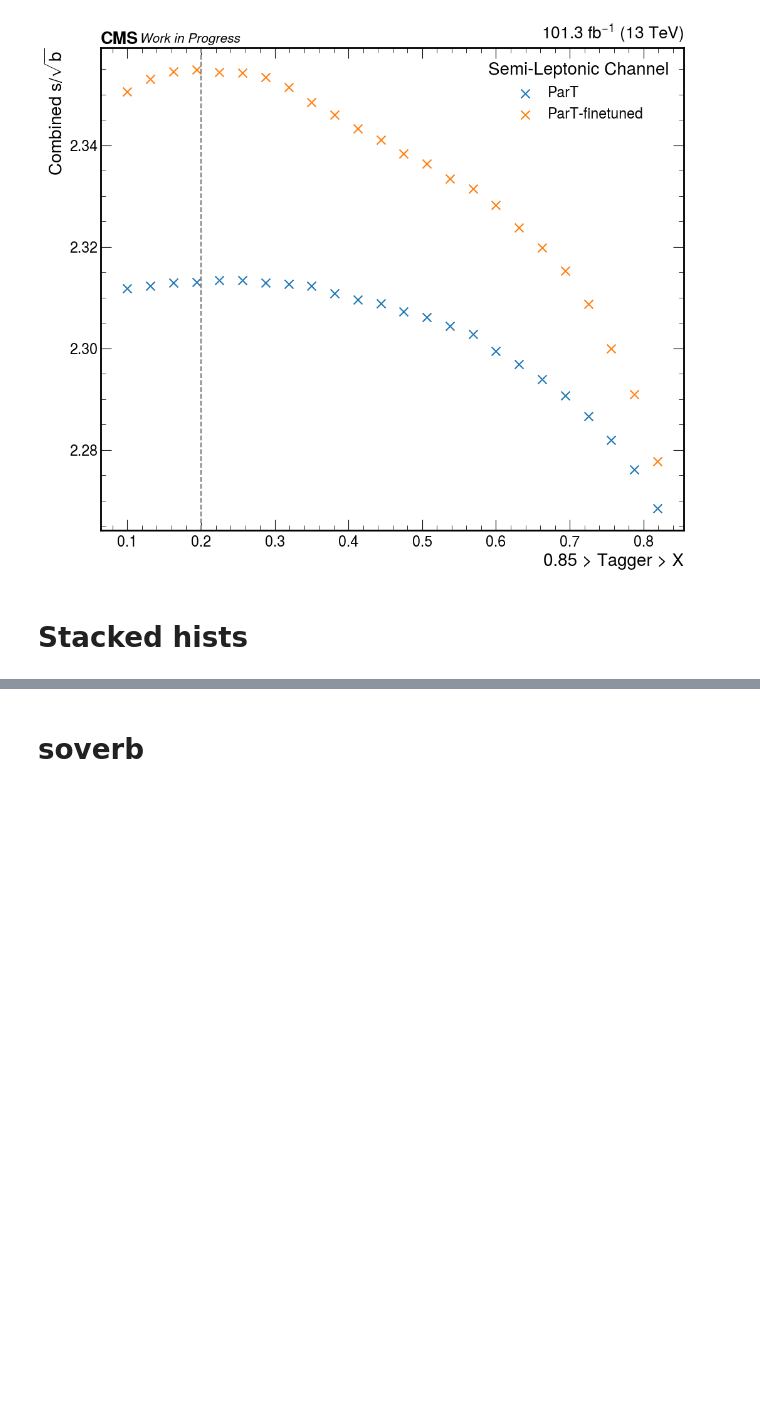
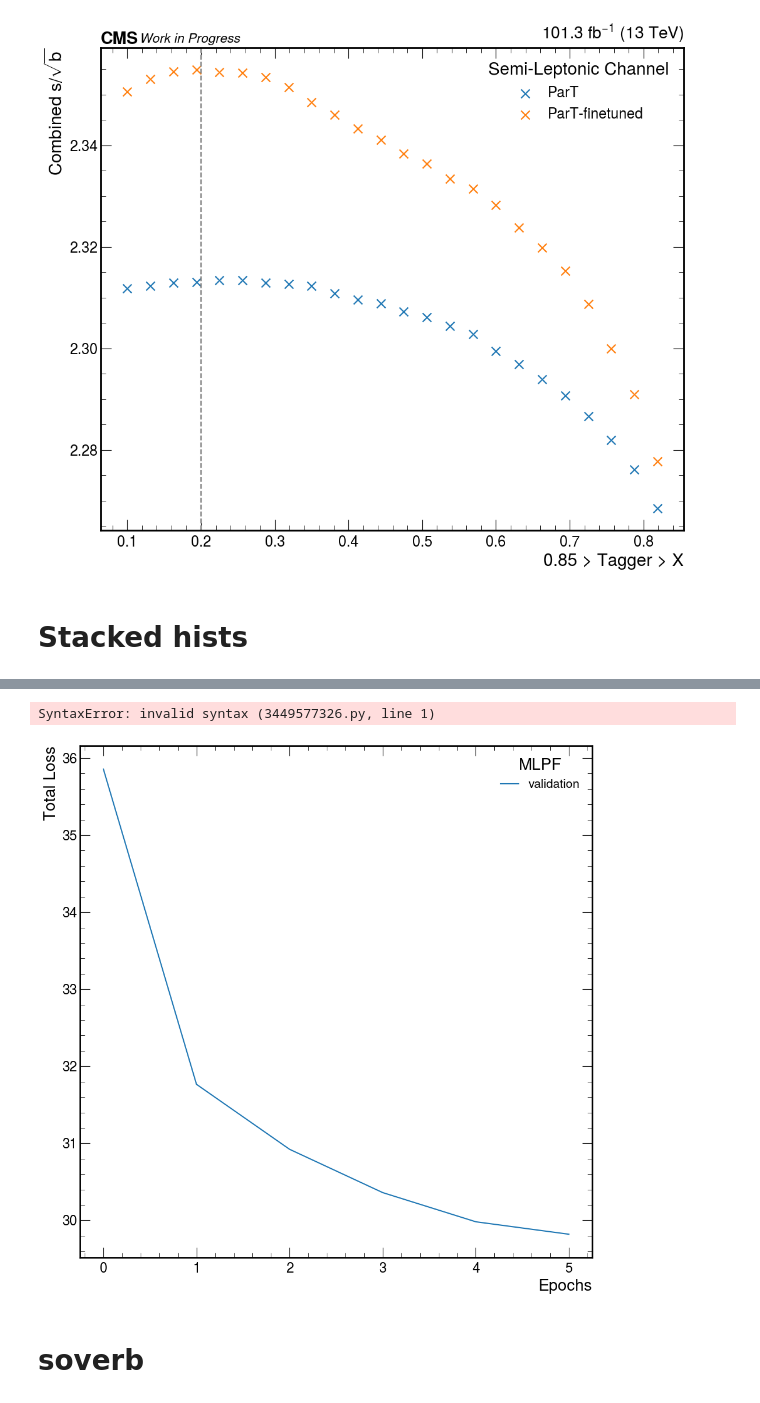
Before and after one commit to quinnanm/boostedhiggs, a Jupyter notebook: binder/hists_plots.ipynb, the cells around one changed output, grey strips where cells are left out. Drawn from its saved outputs; the diff is of its cells as text; code cells hidden in the pictures; blank space fills up the shorter version.

```diff
--- a/binder/hists_plots.ipynb
+++ b/binder/hists_plots.ipynb
@@ -720,3 +754,32 @@ Will plot rec_higgs_m histogram
+# %%
+h["pass"][{"Sample": }]
+# %% [output]
+SyntaxError: invalid syntax (3449577326.py, line 1)
+# %%
+
+
+for loss in ["Total"]:
+    fig, ax = plt.subplots()
+
+#     ax.plot(
+#         range(len(losses["train"][loss])),
+#         losses["train"][loss],
+#         label="training",
+#     )
+    ax.plot(
+        range(len(losses["valid"][loss])),
+        losses["valid"][loss],
+        label=f"validation",
+    )
+
+    ax.set_xlabel("Epochs")
+    ax.set_ylabel(f"{loss} Loss")
+#     ax.set_ylim(0.8 * losses["train"][loss][-1], 1.2 * losses["train"][loss][-1])
+    ax.legend(title="MLPF", loc="best", title_fontsize=20, fontsize=15)
+    plt.tight_layout()
+#     plt.savefig(f"{outdir}/mlpf_loss_{loss}.pdf")
+# %% [output]
+[figure, added]
 # %% [markdown]
 # soverb
 # %%
```
Also changed, not shown: parts of 30 cells of this notebook, 9 other files.
